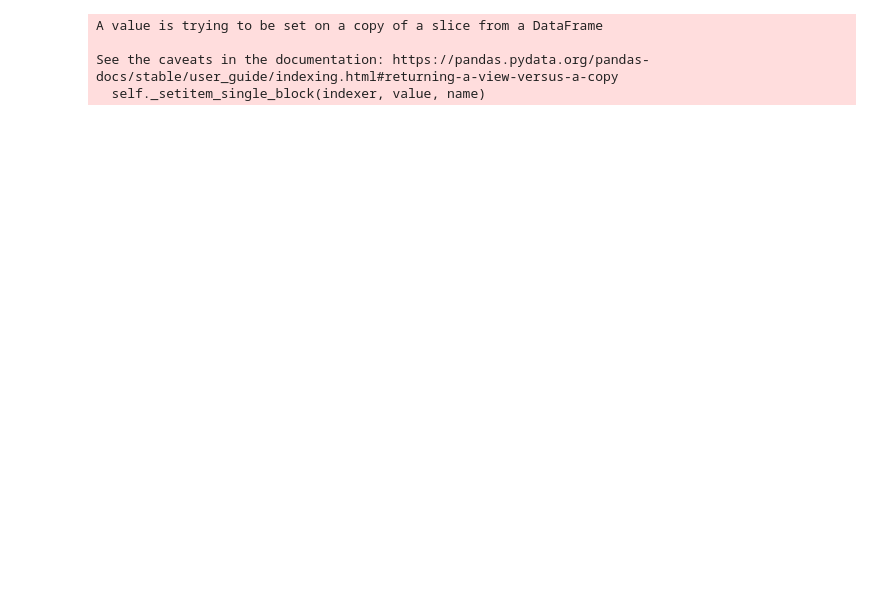
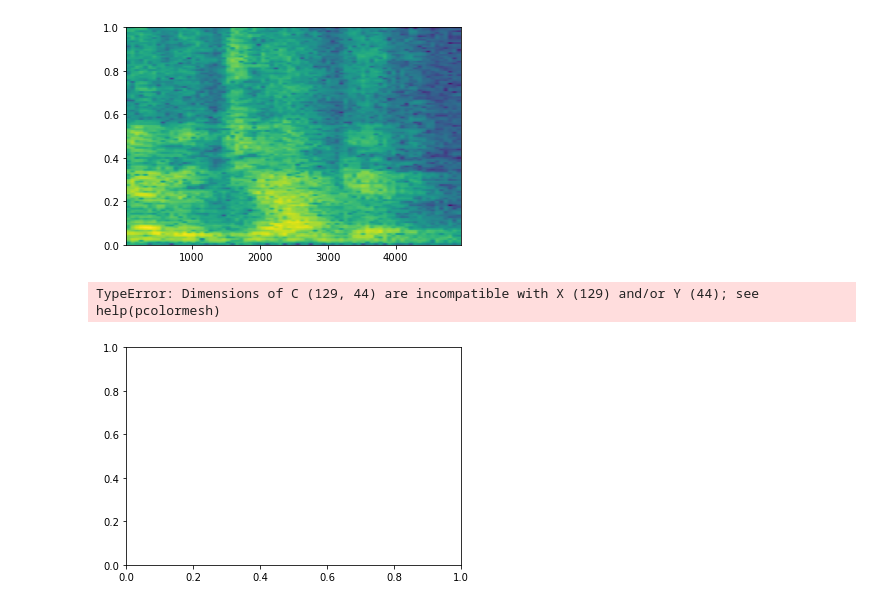
Before and after one commit to dsb298/speech_recognition, a Jupyter notebook: project.ipynb, the cells around one changed output. Saved outputs shown, nothing was run; the diff lists cells and outputs as text; code cells hidden in the pictures; blank space fills up the shorter version.

```diff
--- a/project.ipynb
+++ b/project.ipynb
@@ -105,12 +126,34 @@ Deprecated in NumPy 1.20; for more details and guidance: https://numpy.org/devdo
 # %%
 # frequency domain data
 
 df["average frequency"]=0
+df["highest peak over 800Hz"]=0
 
-for i in range(0, len(df)):
-    df["average frequency"].loc[i] = abs(np.fft.fft(mdf["wav"].loc[i])).mean()
+sample_rate = 10000
+
+# for i in range(0, len(df)):
+#     # temp_fft = abs(np.fft.rfft(mdf["wav"].loc[i]))
+#     temp_f, temp_t, s = signal.spectrogram(mdf["wav"].loc[i], sample_rate)
+#     df["average frequency"].loc[i] = temp_f
+    # print(temp_f)
+#     print(df["average frequency"].loc[i])
+#     m = max(temp_fft)
+#     df["highest peak over 800Hz"].loc[i] = np.where(t==k)
+#     print(np.where(t==m))
+
+a, b, c, d = plt.specgram(mdf["wav"].loc[3])
+plt.show()
+
+temp_f2, temp_t2, s2 = signal.spectrogram(mdf["wav"].loc[3], sample_rate)
+plt.pcolormesh(temp_t2, temp_f2, 10*np.log10(s2), shading='gouraud')
+plt.ylabel('Frequency [Hz]')
+plt.xlabel('Time [sec]')
+plt.show()
+print(s2.flatten().mean())
+# print(len(temp_t))
+# print(temp_f1)
+# plt.specgram(s)
 # %% [output]
+[figure, added]
-A value is trying to be set on a copy of a slice from a DataFrame
-
-See the caveats in the documentation: https://pandas.pydata.org/pandas-docs/stable/user_guide/indexing.html#returning-a-view-versus-a-copy
-  self._setitem_single_block(indexer, value, name)
+TypeError: Dimensions of C (129, 44) are incompatible with X (129) and/or Y (44); see help(pcolormesh)
+[figure, added]
```
Also changed, not shown: parts of 11 cells of this notebook.
